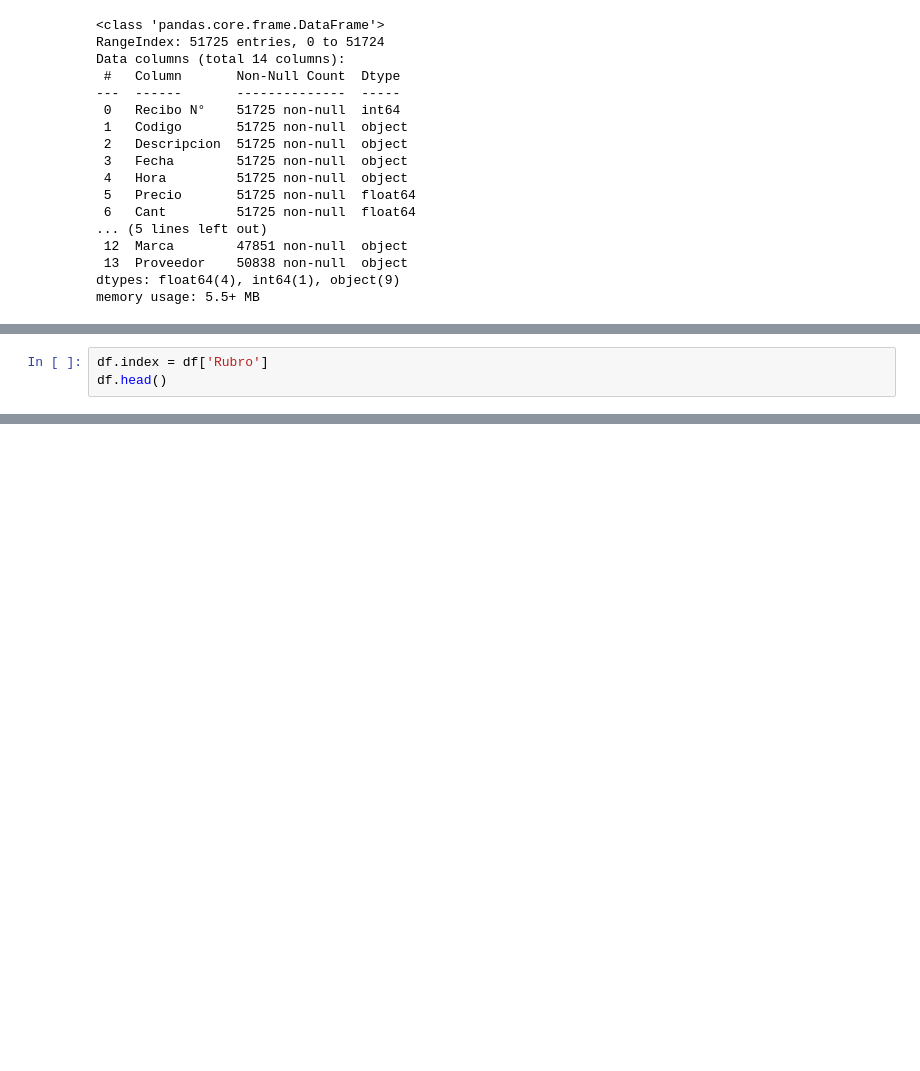
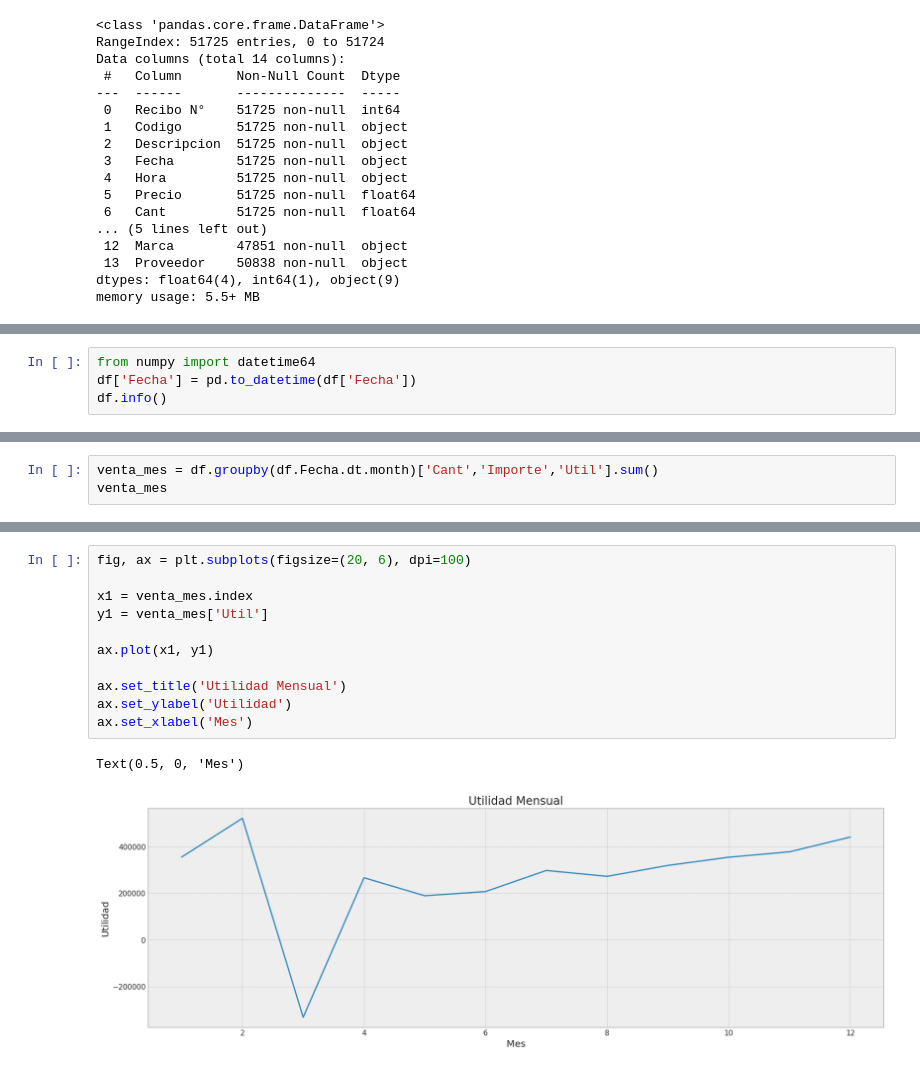
Before and after one commit to LuisaVALvarezS/CoderLab, a Jupyter notebook: Visualización_Luisa_Álvarez.ipynb, the cells around one changed output, grey strips where cells are left out. Drawn from its saved outputs; the diff is of its cells as text; blank space fills up the shorter version.

```diff
--- a/Visualización_Luisa_Álvarez.ipynb
+++ b/Visualización_Luisa_Álvarez.ipynb
@@ -53,3 +42,0 @@ df.describe()
-# %%
-df.index = df['Rubro']
-df.head()
@@ -90,0 +43,4 @@ ValueError: ignored
+# %%
+from numpy import datetime64
+df['Fecha'] = pd.to_datetime(df['Fecha'])
+df.info()
@@ -90,0 +65,3 @@ ValueError: ignored
+# %%
+venta_mes = df.groupby(df.Fecha.dt.month)['Cant','Importe','Util'].sum()
+venta_mes
@@ -90,0 +83,14 @@ ValueError: ignored
+# %%
+fig, ax = plt.subplots(figsize=(20, 6), dpi=100)
+
+x1 = venta_mes.index
+y1 = venta_mes['Util']
+
+ax.plot(x1, y1)
+
+ax.set_title('Utilidad Mensual')
+ax.set_ylabel('Utilidad')
+ax.set_xlabel('Mes')
+# %% [output]
+Text(0.5, 0, 'Mes')
+[figure, added]
```
Also changed, not shown: parts of 13 cells of this notebook.
